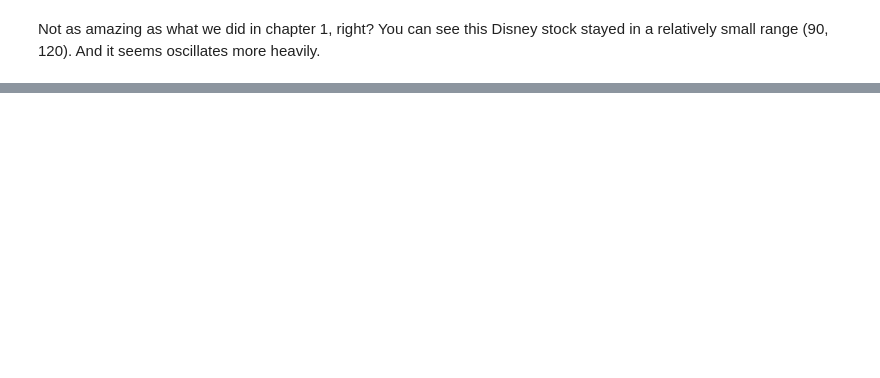
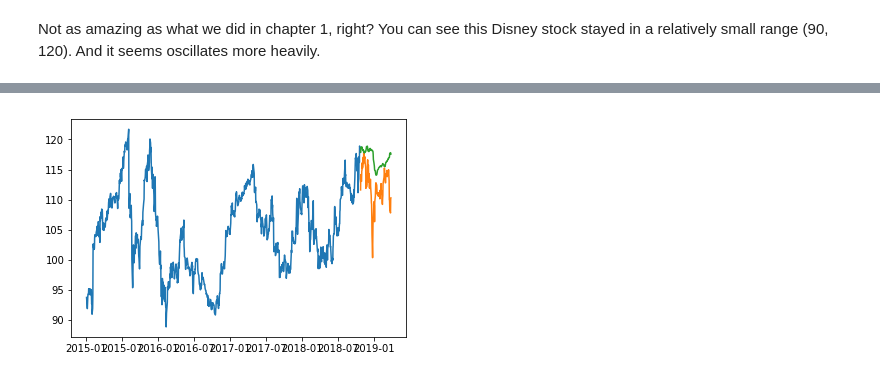
Before and after one commit to Litchilitchy/stock, a Jupyter notebook: 2-try-one-model-on-multiple-stock.ipynb, the cells around one changed output, grey strips where cells are left out. Drawn from its saved outputs; the diff is of its cells as text; code cells hidden in the pictures; blank space fills up the shorter version.

```diff
--- a/2-try-one-model-on-multiple-stock.ipynb
+++ b/2-try-one-model-on-multiple-stock.ipynb
@@ -155,0 +201,3 @@ b_train_x, b_train_y, b_test_x, b_test_y = get_train_and_test_data(boeing)
+# %%
+train_x = np.concatenate((d_train_x, m_train_x, b_train_x))
+train_x.shape
@@ -155,0 +208,3 @@ b_train_x, b_train_y, b_test_x, b_test_y = get_train_and_test_data(boeing)
+# %%
+train_y = np.concatenate((d_train_y, m_train_y, b_train_y))
+train_y.shape
@@ -155,0 +213,8 @@ b_train_x, b_train_y, b_test_x, b_test_y = get_train_and_test_data(boeing)
+# %%
+hib_model = Sequential()
+hib_model.add(LSTM(units=50, return_sequences=True, input_shape=(train_x.shape[1],1)))
+hib_model.add(LSTM(units=50))
+hib_model.add(Dense(1))
+
+hib_model.compile(loss='mean_squared_error', optimizer='adam')
+hib_model.fit(train_x, train_y, epochs=4, batch_size=1, verbose=2)
@@ -155,0 +231,4 @@ b_train_x, b_train_y, b_test_x, b_test_y = get_train_and_test_data(boeing)
+# %%
+test_and_plot(hib_model, d_test_x, 105, d_td, d_vd, d_scal)
+# %% [output]
+[figure, added]
```
Also changed, not shown: parts of 23 cells of this notebook.
